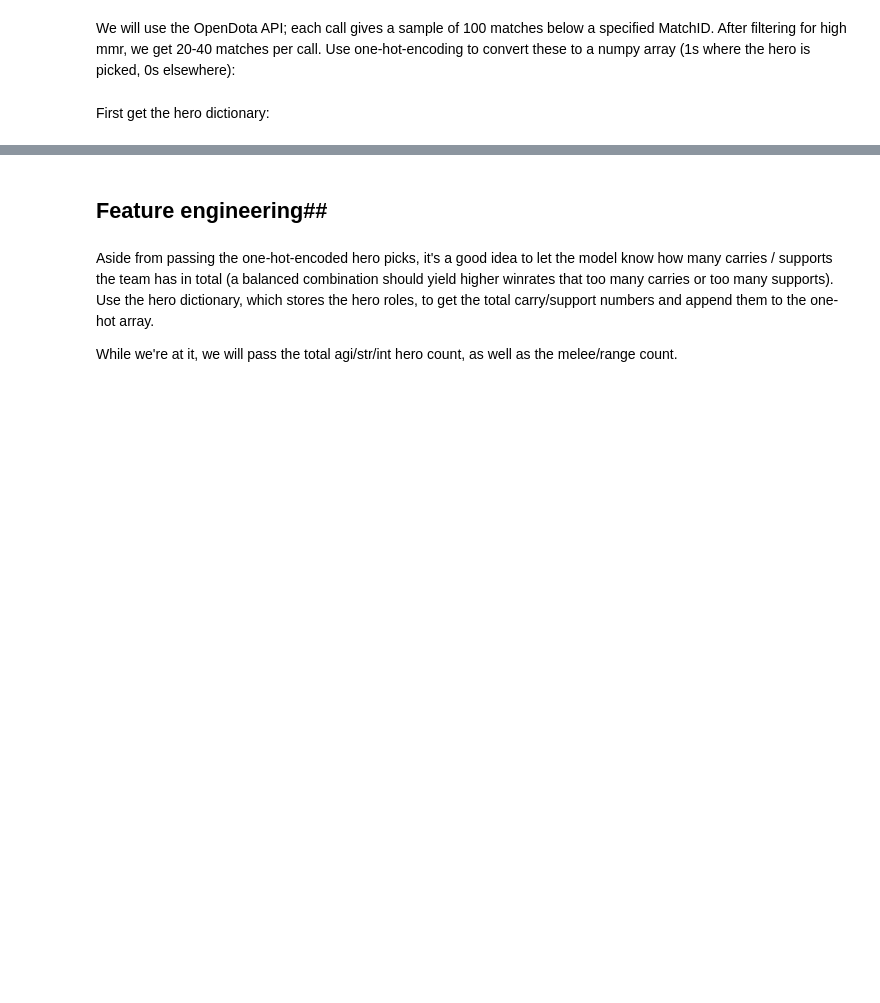
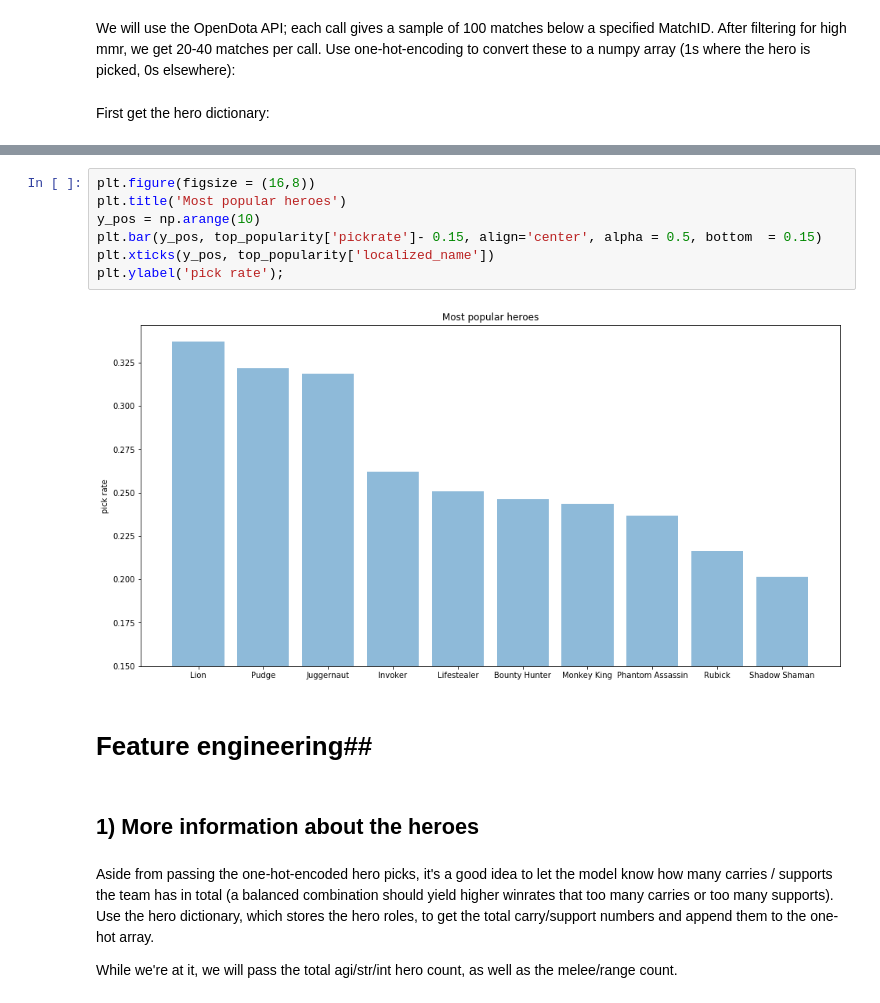
Before and after one commit to GintasKam/dota_outcome_prediction, a Jupyter notebook: Data_mining_and_preprocessing.ipynb, the cells around one changed output, grey strips where cells are left out. Saved outputs shown, nothing was run; the diff lists cells and outputs as text; blank space fills up the shorter version.

```diff
--- a/Data_mining_and_preprocessing.ipynb
+++ b/Data_mining_and_preprocessing.ipynb
@@ -116,5 +186,16 @@ save_data(y,'y_total')
+# %%
+plt.figure(figsize = (16,8))
+plt.title('Most popular heroes')
+y_pos = np.arange(10)
+plt.bar(y_pos, top_popularity['pickrate']- 0.15, align='center', alpha = 0.5, bottom  = 0.15)
+plt.xticks(y_pos, top_popularity['localized_name'])
+plt.ylabel('pick rate');
+# %% [output]
+[figure, added]
 # %% [markdown]
-## Feature engineering##
+# Feature engineering##
+# %% [markdown]
+## 1) More information about the heroes
 # %% [markdown]
 Aside from passing the one-hot-encoded hero picks, it's a good idea to let the model know how many carries / supports the team has in total (a balanced combination should yield higher winrates that too many carries or too many supports). Use the hero dictionary, which stores the hero roles, to get the total carry/support numbers and append them to the one-hot array.
 
```
Also changed, not shown: parts of 16 cells of this notebook.
